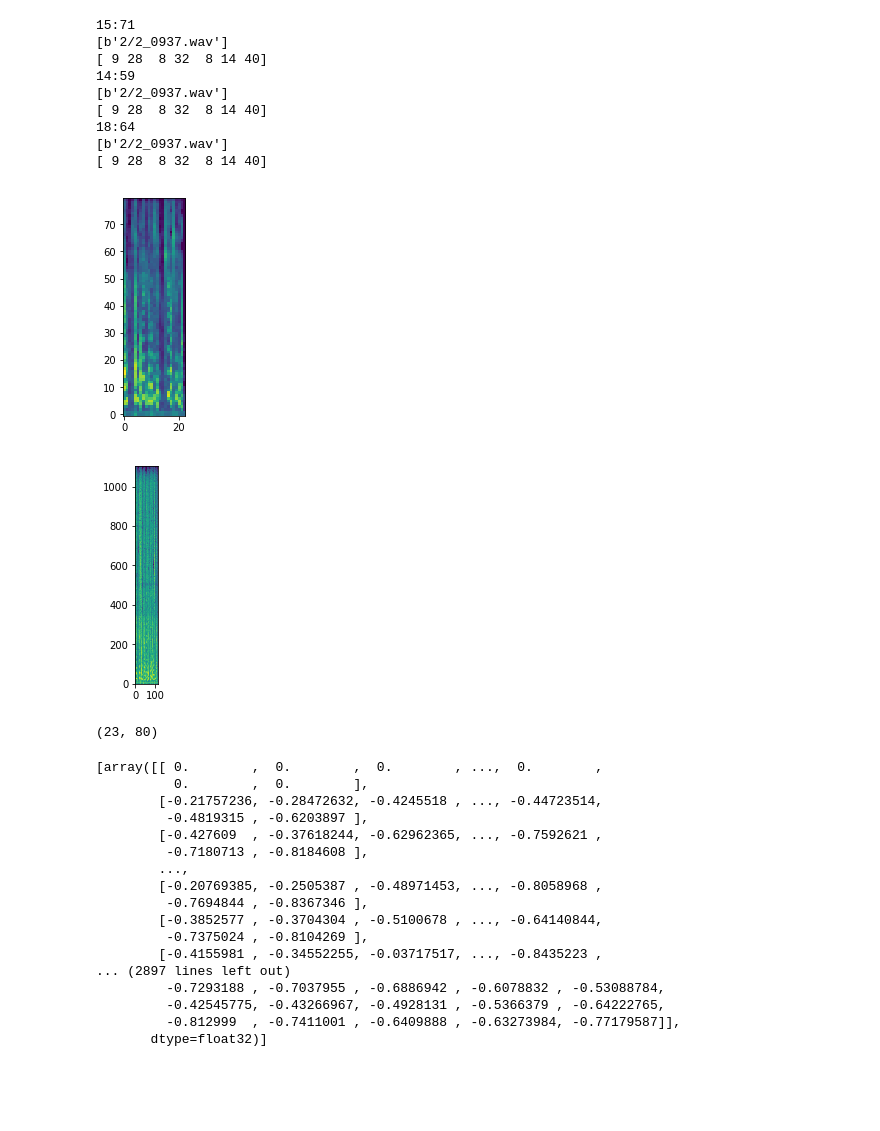
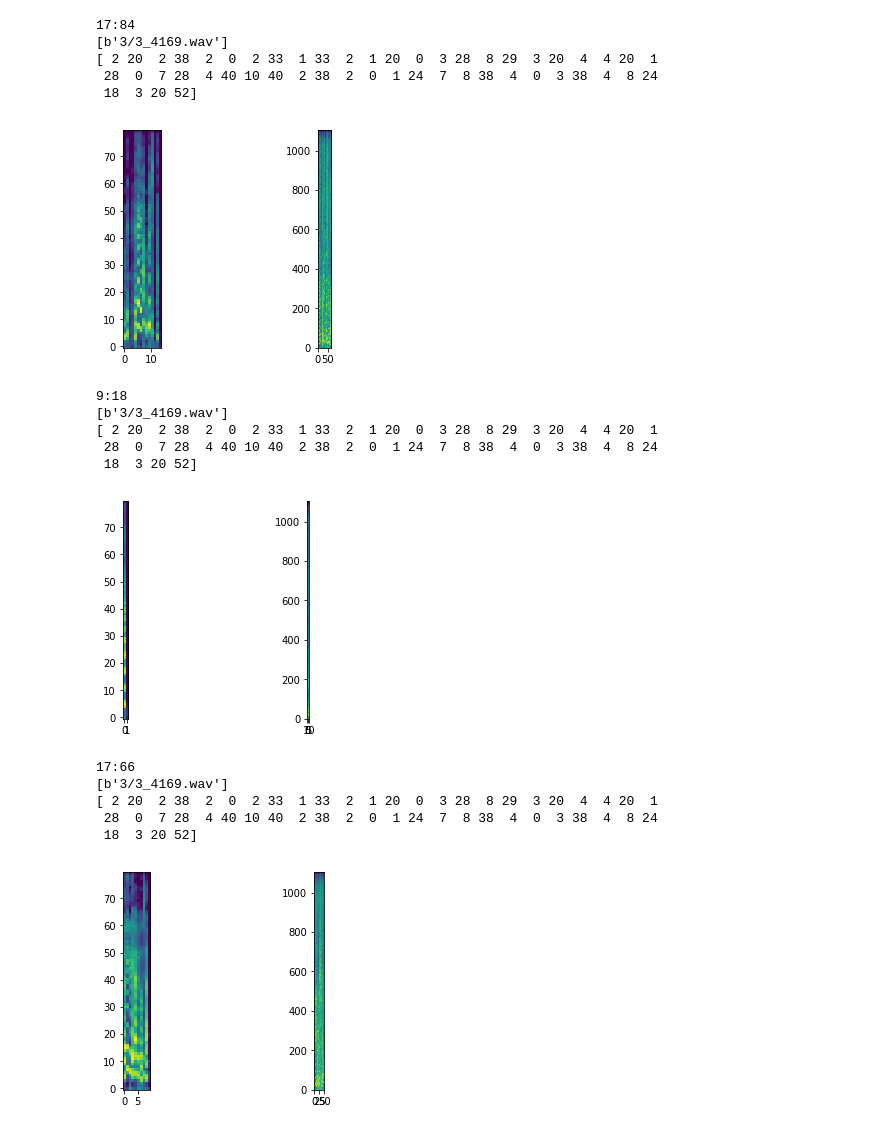
Before and after one commit to Joovvhan/tacotron-korean, a Jupyter notebook: src/main_pipeline.ipynb, the cells around one changed output. Cells and saved outputs as stored; diff of their text form; code cells hidden in the pictures; blank space fills up the shorter version.

```diff
--- a/src/main_pipeline.ipynb
+++ b/src/main_pipeline.ipynb
@@ -233,29 +214,31 @@ with tf.Session() as sess:
 # %%
 with tf.Session() as sess:
     for i in range(3):
         y_, mel_, mag_ = sess.run([y, mel, mag])
         print(f)
         print(t)
+        plt.subplot(1, 2, 1)
+        plt.imshow(mel_.T, origin='lower')
+        plt.subplot(1, 2, 2)
+        plt.imshow(mag_.T, origin='lower')
+        plt.show()
 # %% [output]
-15:71
-[b'2/2_0937.wav']
-[ 9 28  8 32  8 14 40]
-14:59
-[b'2/2_0937.wav']
-[ 9 28  8 32  8 14 40]
-18:64
-[b'2/2_0937.wav']
-[ 9 28  8 32  8 14 40]
+17:84
+[b'3/3_4169.wav']
+[ 2 20  2 38  2  0  2 33  1 33  2  1 20  0  3 28  8 29  3 20  4  4 20  1
+ 28  0  7 28  4 40 10 40  2 38  2  0  1 24  7  8 38  4  0  3 38  4  8 24
+ 18  3 20 52]
+[figure, added]
+9:18
+[b'3/3_4169.wav']
+[ 2 20  2 38  2  0  2 33  1 33  2  1 20  0  3 28  8 29  3 20  4  4 20  1
+ 28  0  7 28  4 40 10 40  2 38  2  0  1 24  7  8 38  4  0  3 38  4  8 24
+ 18  3 20 52]
+[figure, added]
+17:66
+[b'3/3_4169.wav']
+[ 2 20  2 38  2  0  2 33  1 33  2  1 20  0  3 28  8 29  3 20  4  4 20  1
+ 28  0  7 28  4 40 10 40  2 38  2  0  1 24  7  8 38  4  0  3 38  4  8 24
+ 18  3 20 52]
+[figure, added]
-# %%
-plt.imshow(mels[0].T, origin='lower')
-plt.show()
-plt.imshow(mags[0].T, origin='lower')
-plt.show()
-# %% [output]
-[figure, removed]
-[figure, removed]
-# %%
-mels[0].shape
-# %% [output]
-(23, 80)
 # %%
@@ -270,22 +245,0 @@ sess = tf.InteractiveSession()
-# %%
-sess.run(tf.global_variables_initializer())
-x = sess.run(decoder_inputs)
-x
-# %% [output]
-[array([[ 0.        ,  0.        ,  0.        , ...,  0.        ,
-          0.        ,  0.        ],
-        [-0.21757236, -0.28472632, -0.4245518 , ..., -0.44723514,
-         -0.4819315 , -0.6203897 ],
-        [-0.427609  , -0.37618244, -0.62962365, ..., -0.7592621 ,
-         -0.7180713 , -0.8184608 ],
-        ...,
-        [-0.20769385, -0.2505387 , -0.48971453, ..., -0.8058968 ,
-         -0.7694844 , -0.8367346 ],
-        [-0.3852577 , -0.3704304 , -0.5100678 , ..., -0.64140844,
-         -0.7375024 , -0.8104269 ],
-        [-0.4155981 , -0.34552255, -0.03717517, ..., -0.8435223 ,
-... (2897 lines left out)
-         -0.7293188 , -0.7037955 , -0.6886942 , -0.6078832 , -0.53088784,
-         -0.42545775, -0.43266967, -0.4928131 , -0.5366379 , -0.64222765,
-         -0.812999  , -0.7411001 , -0.6409888 , -0.63273984, -0.77179587]],
-       dtype=float32)]
```
Also changed, not shown: parts of 138 cells of this notebook, 3 other files.
